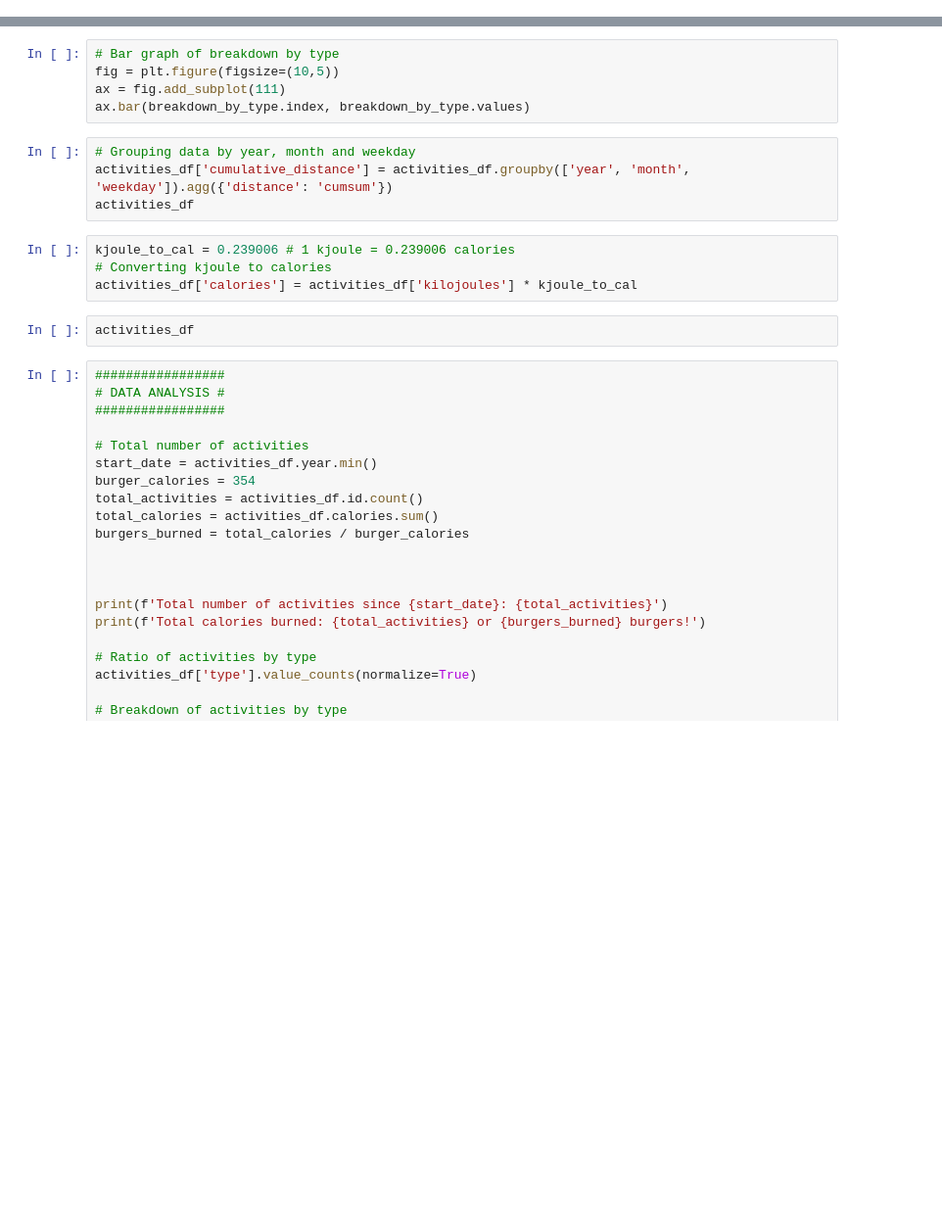
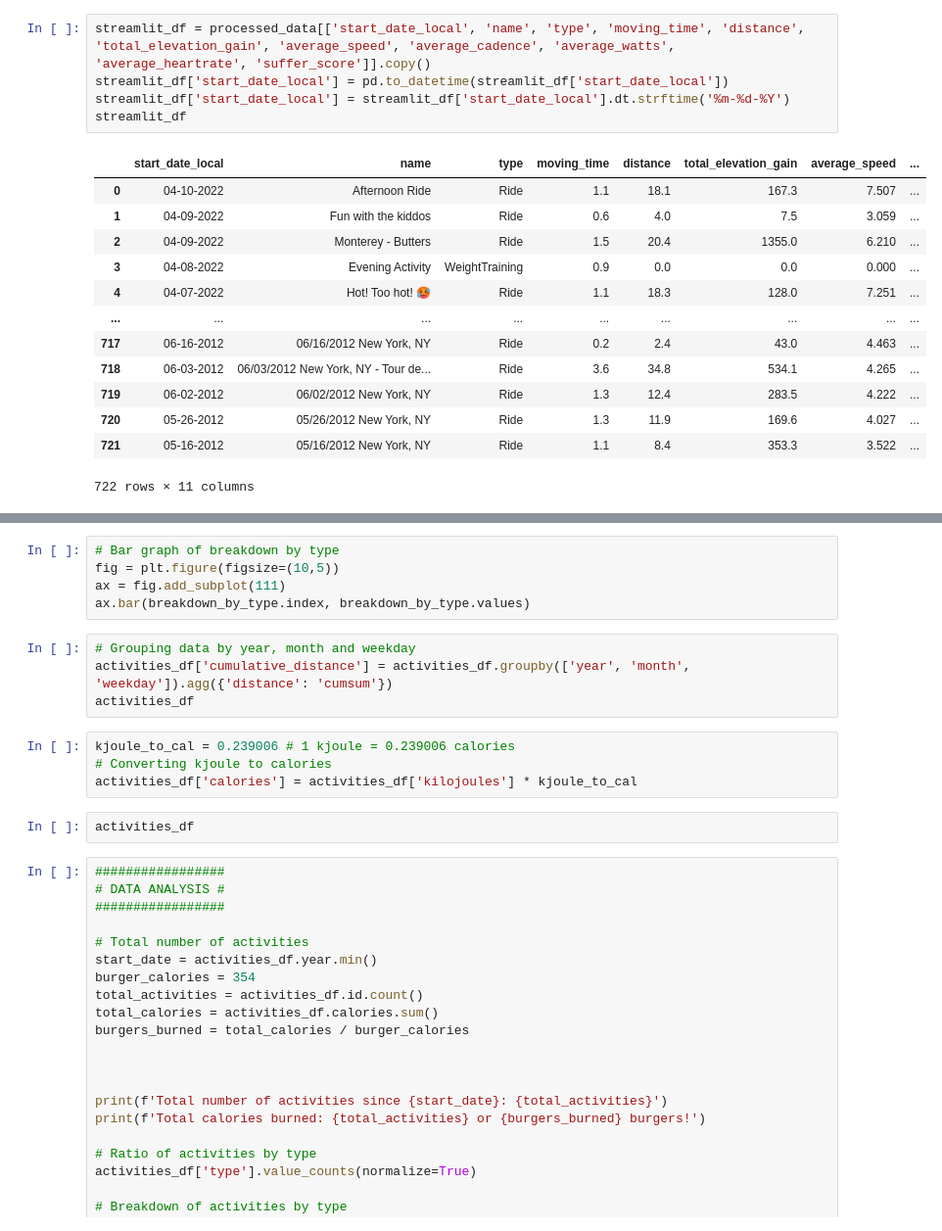
Before and after one commit to tiroger/my-strava, a Jupyter notebook: my_data.ipynb, the cells around one changed output, grey strips where cells are left out. Shown at 98% size. Drawn from its saved outputs; the diff is of its cells as text; blank space fills up the shorter version.

```diff
--- a/my_data.ipynb
+++ b/my_data.ipynb
@@ -66,0 +64,19 @@ processed_data.head()
+# %%
+streamlit_df = processed_data[['start_date_local', 'name', 'type', 'moving_time', 'distance', 'total_elevation_gain', 'average_speed', 'average_cadence', 'average_watts', 'average_heartrate', 'suffer_score']].copy()
+streamlit_df['start_date_local'] = pd.to_datetime(streamlit_df['start_date_local'])
+streamlit_df['start_date_local'] = streamlit_df['start_date_local'].dt.strftime('%m-%d-%Y')
+streamlit_df
+# %% [output]
+|  | start_date_local | name | type | moving_time | distance | total_elevation_gain | average_speed | ... |
+| 0 | 04-10-2022 | Afternoon Ride | Ride | 1.1 | 18.1 | 167.3 | 7.507 | ... |
+| 1 | 04-09-2022 | Fun with the kiddos | Ride | 0.6 | 4.0 | 7.5 | 3.059 | ... |
+| 2 | 04-09-2022 | Monterey - Butters | Ride | 1.5 | 20.4 | 1355.0 | 6.210 | ... |
+| 3 | 04-08-2022 | Evening Activity | WeightTraining | 0.9 | 0.0 | 0.0 | 0.000 | ... |
+| 4 | 04-07-2022 | Hot! Too hot! 🥵 | Ride | 1.1 | 18.3 | 128.0 | 7.251 | ... |
+| ... | ... | ... | ... | ... | ... | ... | ... | ... |
+| 717 | 06-16-2012 | 06/16/2012 New York, NY | Ride | 0.2 | 2.4 | 43.0 | 4.463 | ... |
+| 718 | 06-03-2012 | 06/03/2012 New York, NY - Tour de... | Ride | 3.6 | 34.8 | 534.1 | 4.265 | ... |
+| 719 | 06-02-2012 | 06/02/2012 New York, NY | Ride | 1.3 | 12.4 | 283.5 | 4.222 | ... |
+| 720 | 05-26-2012 | 05/26/2012 New York, NY | Ride | 1.3 | 11.9 | 169.6 | 4.027 | ... |
+| 721 | 05-16-2012 | 05/16/2012 New York, NY | Ride | 1.1 | 8.4 | 353.3 | 3.522 | ... |
+722 rows × 11 columns
```
Also changed, not shown: parts of 22 cells of this notebook, 11 other files.
